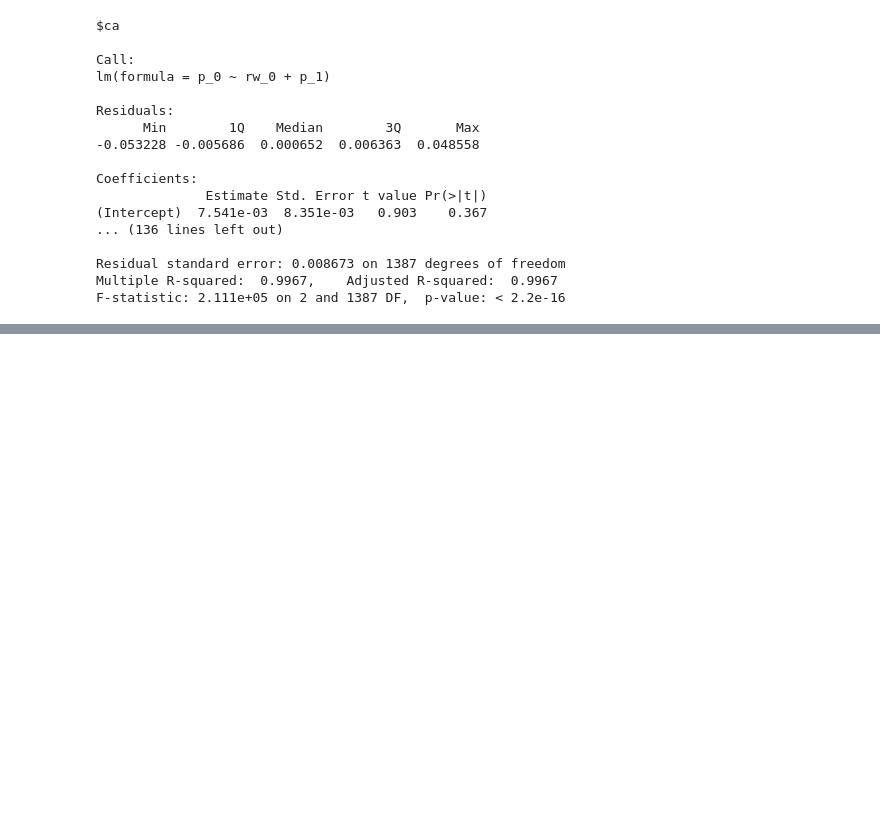
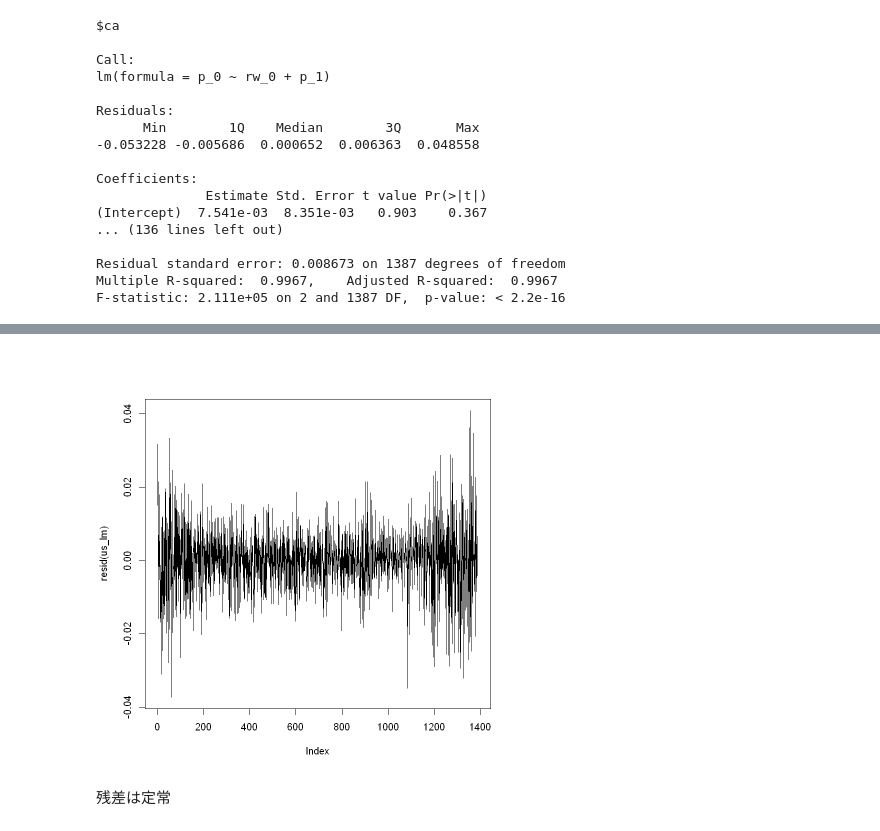
Before and after one commit to Myxogastria/test_public, a Jupyter notebook: 6_4.ipynb, the cells around one changed output, grey strips where cells are left out. Saved outputs shown, nothing was run; the diff lists cells and outputs as text; code cells hidden in the pictures; blank space fills up the shorter version.

```diff
--- a/6_4.ipynb
+++ b/6_4.ipynb
@@ -280,0 +347,5 @@ F-statistic: 2.111e+05 on 2 and 1387 DF,  p-value: < 2.2e-16
+# %%
+us_0 <- p_data$us[-1]
+us_1 <- p_data$us[-n_data]
+us_lm <- lm(us_0~us_1)
+summary(us_lm)
@@ -280,0 +370,6 @@ F-statistic: 2.111e+05 on 2 and 1387 DF,  p-value: < 2.2e-16
+# %%
+plot(resid(us_lm), type="l")
+# %% [output]
+[figure, added]
+# %% [markdown]
+残差は定常
```
Also changed, not shown: parts of 21 cells of this notebook, 1 other file.
